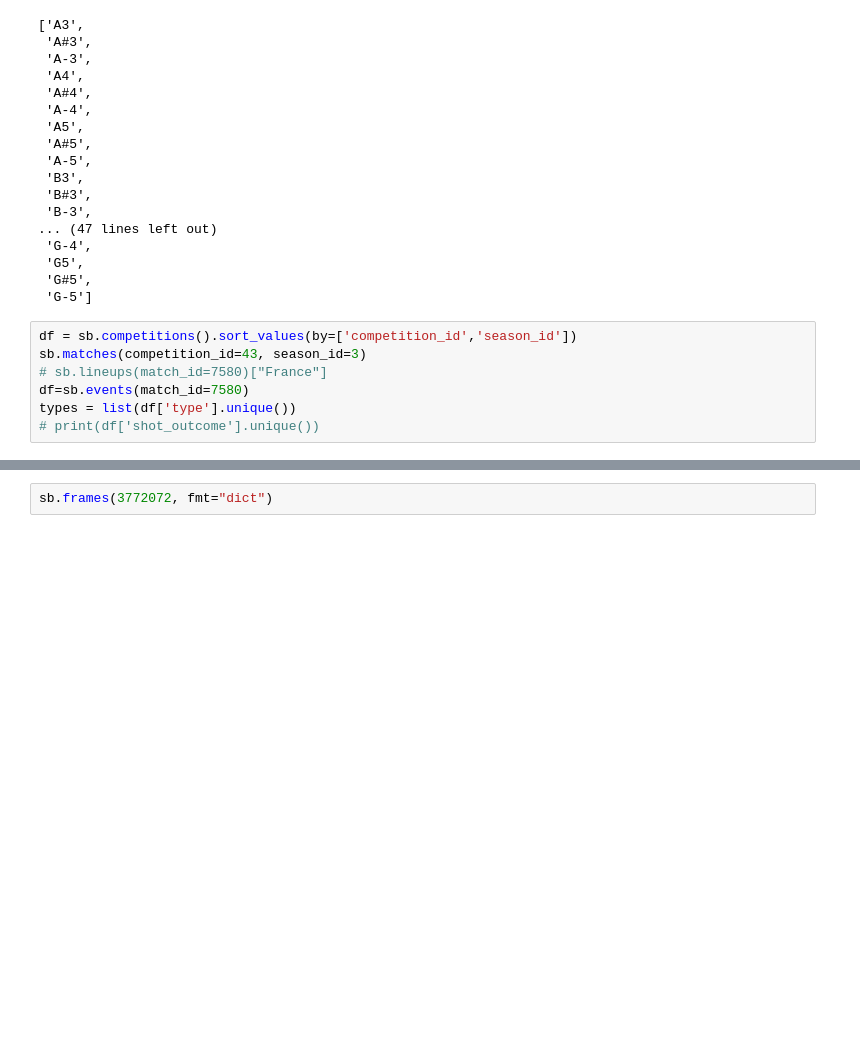
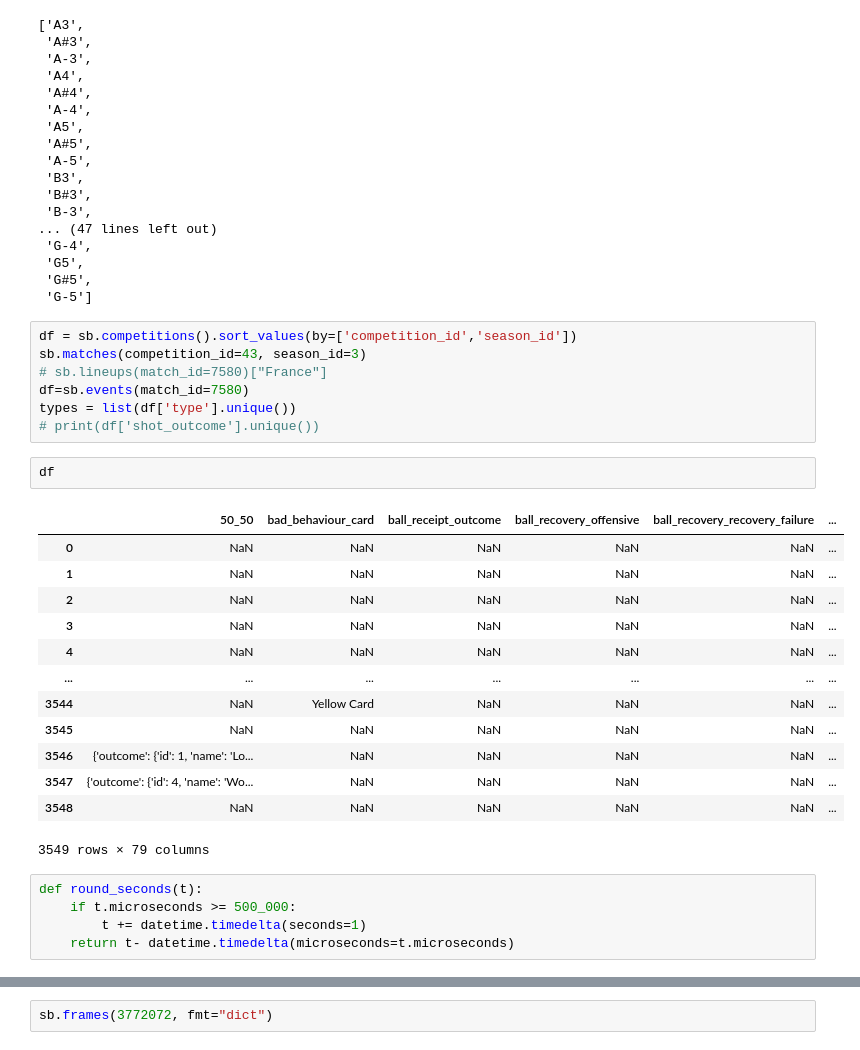
Before and after one commit to rosepolle/football-symphony, a Jupyter notebook: assets/notebooks/tests.ipynb, the cells around one changed output, grey strips where cells are left out. Drawn from its saved outputs; the diff is of its cells as text; blank space fills up the shorter version.

```diff
--- a/assets/notebooks/tests.ipynb
+++ b/assets/notebooks/tests.ipynb
@@ -42,3 +42,24 @@ sb.matches(competition_id=43, season_id=3)
 df=sb.events(match_id=7580)
 types = list(df['type'].unique())
 # print(df['shot_outcome'].unique())
+# %%
+df
+# %% [output]
+|  | 50_50 | bad_behaviour_card | ball_receipt_outcome | ball_recovery_offensive | ball_recovery_recovery_failure | ... |
+| 0 | NaN | NaN | NaN | NaN | NaN | ... |
+| 1 | NaN | NaN | NaN | NaN | NaN | ... |
+| 2 | NaN | NaN | NaN | NaN | NaN | ... |
+| 3 | NaN | NaN | NaN | NaN | NaN | ... |
+| 4 | NaN | NaN | NaN | NaN | NaN | ... |
+| ... | ... | ... | ... | ... | ... | ... |
+| 3544 | NaN | Yellow Card | NaN | NaN | NaN | ... |
+| 3545 | NaN | NaN | NaN | NaN | NaN | ... |
+| 3546 | {'outcome': {'id': 1, 'name': 'Lo... | NaN | NaN | NaN | NaN | ... |
+| 3547 | {'outcome': {'id': 4, 'name': 'Wo... | NaN | NaN | NaN | NaN | ... |
+| 3548 | NaN | NaN | NaN | NaN | NaN | ... |
+3549 rows × 79 columns
+# %%
+def round_seconds(t):
+    if t.microseconds >= 500_000:
+        t += datetime.timedelta(seconds=1)
+    return t- datetime.timedelta(microseconds=t.microseconds)
```
Also changed, not shown: parts of 1 cell of this notebook, 2 other files.
